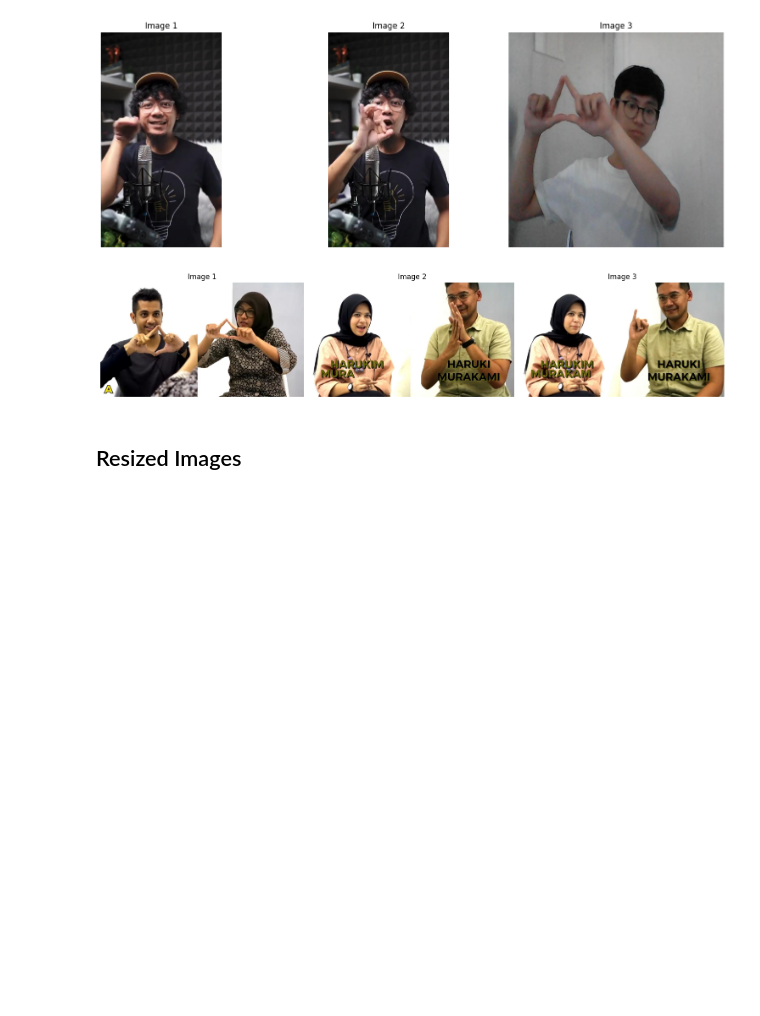
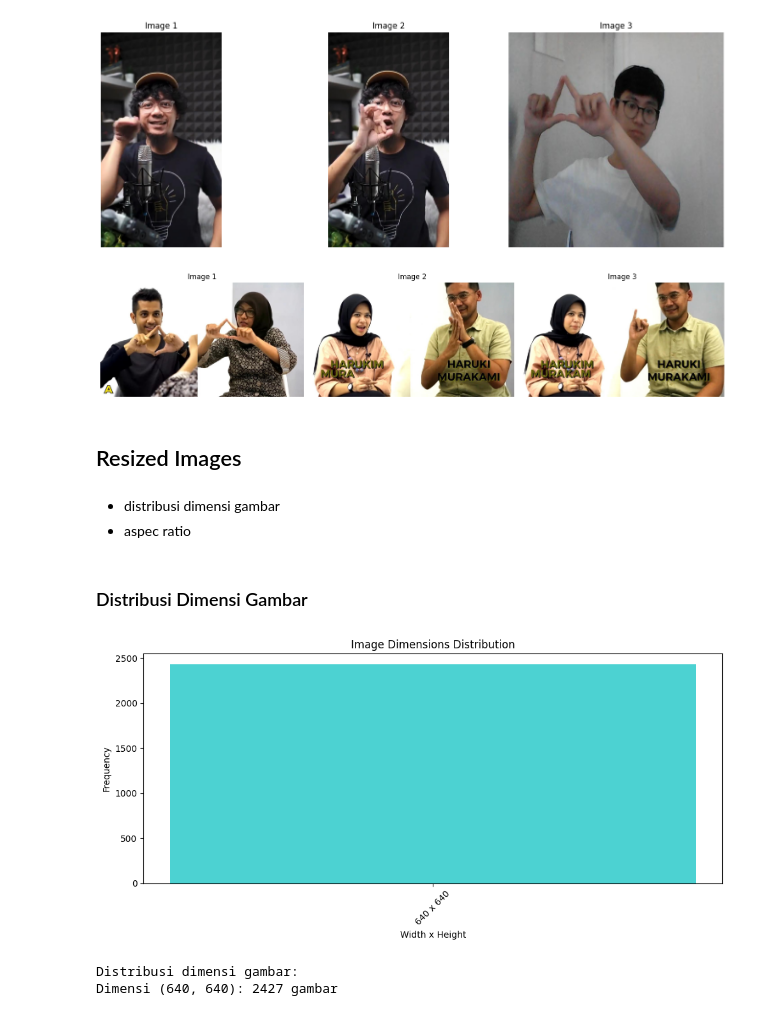
Before and after one commit to Padmanaba231/AI_LAB_PROJECT, a Jupyter notebook: Data_Exploration.ipynb, the cells around one changed output. Cells and saved outputs as stored; diff of their text form; code cells hidden in the pictures; blank space fills up the shorter version.

Commit message:
Data Exploration - Image Resize Exploration

```diff
--- a/Data_Exploration.ipynb
+++ b/Data_Exploration.ipynb
@@ -361,3 +361,53 @@ else:
 [figure]
 # %% [markdown]
 ## Resized Images
+# %% [markdown]
+* distribusi dimensi gambar
+* aspec ratio
+# %%
+def analyze_images(image_folder):
+    image_data = []
+    formats = []
+    color_distributions = []
+
+    for filename in os.listdir(image_folder):
+        if filename.endswith(('.jpg', '.jpeg', '.png')):
+            img_path = os.path.join(image_folder, filename)
+            img = cv2.imread(img_path)
+            if img is not None:
+                height, width, channels = img.shape
+                image_data.append((filename, height, width))
+                formats.append(filename.split('.')[-1])
+
+    return image_data, formats
+
+# Main
+image_folder = 'Data_fixed/Resized'  # Ganti dengan path folder gambar Anda
+image_data, formats = analyze_images(image_folder)
+# %% [markdown]
+### Distribusi Dimensi Gambar
+# %%
+dimensions = [(height, width) for _, height, width in image_data]
+dimension_counts = Counter(dimensions)
+
+# data labels dan counts untuk visualisasi data
+labels = [f"{width} x {height}" for height, width in dimension_counts.keys()]
+counts = list(dimension_counts.values())
+
+# bar chart
+plt.figure(figsize=(10, 5))
+plt.bar(labels, counts, color='c', alpha=0.7)
+plt.title('Image Dimensions Distribution')
+plt.xlabel('Width x Height')
+plt.ylabel('Frequency')
+plt.xticks(rotation=45)
+plt.tight_layout()
+plt.show()
+
+print("Distribusi dimensi gambar:")
+for dim, count in dimension_counts.items():
+    print(f"Dimensi {dim}: {count} gambar")
+# %% [output]
+[figure, added]
+Distribusi dimensi gambar:
+Dimensi (640, 640): 2427 gambar
```
Also changed, not shown: parts of 4 cells of this notebook.
